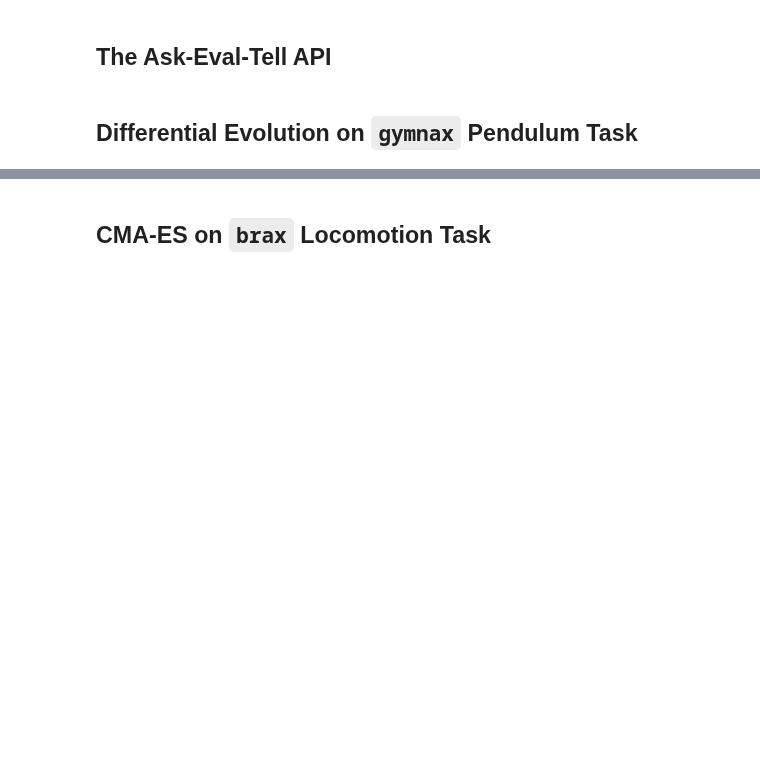
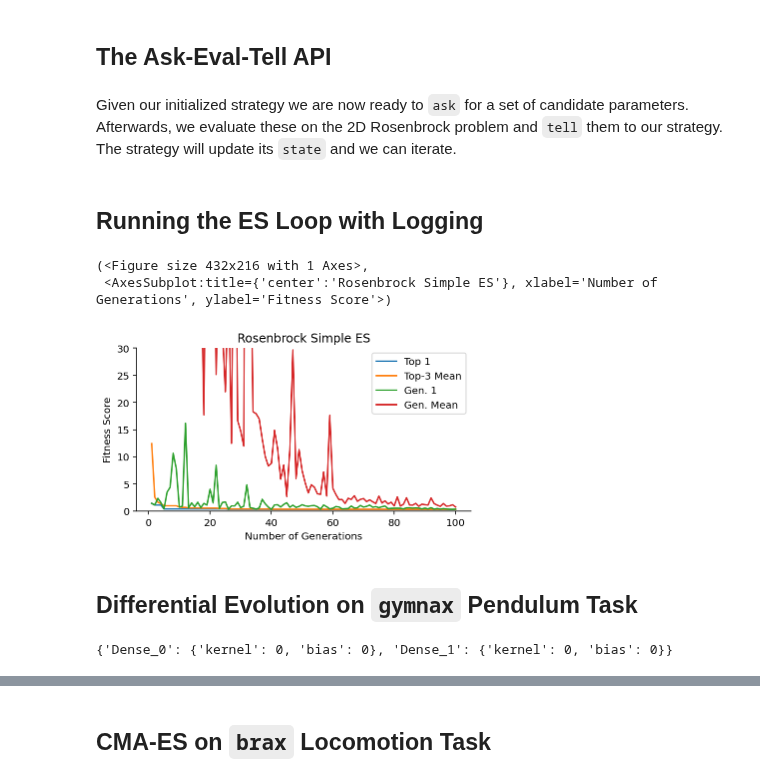
Before and after one commit to RobertTLange/evosax, a Jupyter notebook: examples/getting_started.ipynb, the cells around one changed output, grey strips where cells are left out. Drawn from its saved outputs; the diff is of its cells as text; code cells hidden in the pictures; blank space fills up the shorter version.

```diff
--- a/examples/getting_started.ipynb
+++ b/examples/getting_started.ipynb
@@ -9,11 +9,40 @@
 # %% [markdown]
 ## The Ask-Eval-Tell API
 # %%
+import jax
+import jax.numpy as jnp
 from evosax import Simple_ES
+from evosax.problems import batch_rosenbrock
 
+rng = jax.random.PRNGKey(0)
 strategy = Simple_ES(num_dims=2, popsize=8)
 es_params = strategy.default_params
 state = strategy.initialize(rng, es_params)
-candidates = strategy.ask(rng, state, es_params)
+# %% [markdown]
+Given our initialized strategy we are now ready to `ask` for a set of candidate parameters. Afterwards, we evaluate these on the 2D Rosenbrock problem and `tell` them to our strategy. The strategy will update its `state` and we can iterate.
+# %%
+x, state = strategy.ask(rng, state, es_params)
+fitness = batch_rosenbrock(x, 1, 100)
+state = strategy.tell(x, fitness, state, es_params)
+# %% [markdown]
+## Running the ES Loop with Logging
+# %%
+from evosax.utils import ESLog
+es_logging = ESLog(num_dims=2, num_generations=100, top_k=3)
+# %%
+log = es_logging.initialize()
+state = strategy.initialize(rng, es_params)
+for i in range(100):
+    rng, rng_ask = jax.random.split(rng)
+    x, state = strategy.ask(rng_ask, state, es_params)
+    fitness = batch_rosenbrock(x, 1, 100)
+    state = strategy.tell(x, fitness, state, es_params)
+    log = es_logging.update(log, x, fitness)
+
+es_logging.plot(log, "Rosenbrock Simple ES", ylims=(0, 30))
+# %% [output]
+(<Figure size 432x216 with 1 Axes>,
+ <AxesSubplot:title={'center':'Rosenbrock Simple ES'}, xlabel='Number of Generations', ylabel='Fitness Score'>)
+[figure, added]
 # %% [markdown]
 ## Differential Evolution on `gymnax` Pendulum Task
@@ -19,0 +71,8 @@ candidates = strategy.ask(rng, state, es_params)
+# %%
+from evosax.utils import ParameterReshaper
+
+shaper = ParameterReshaper(policy_params)
+# Dictinory to vectorize rollouts with
+shaper.vmap_dict
+# %% [output]
+{'Dense_0': {'kernel': 0, 'bias': 0}, 'Dense_1': {'kernel': 0, 'bias': 0}}
```
Also changed, not shown: parts of 12 cells of this notebook, 1 other file.
